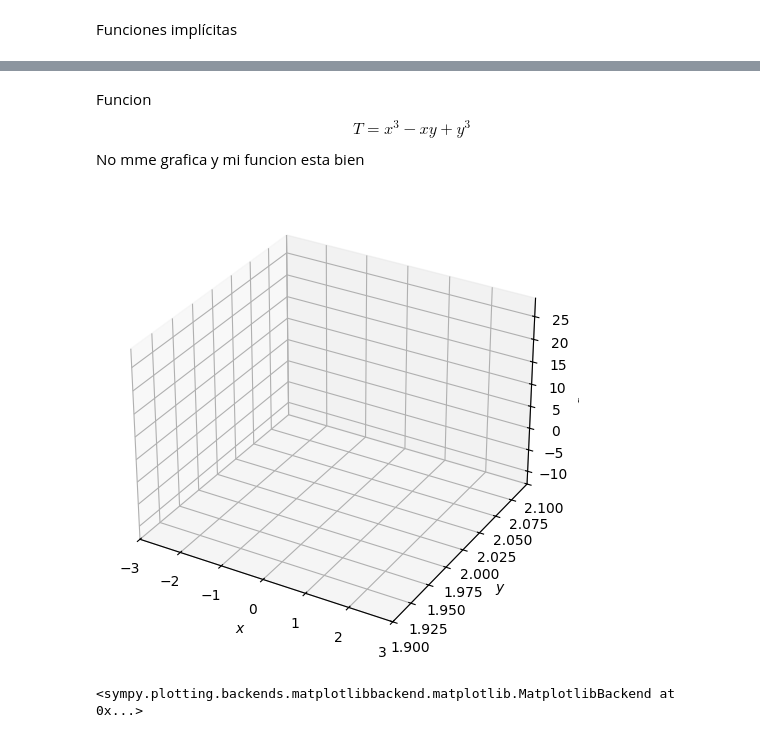
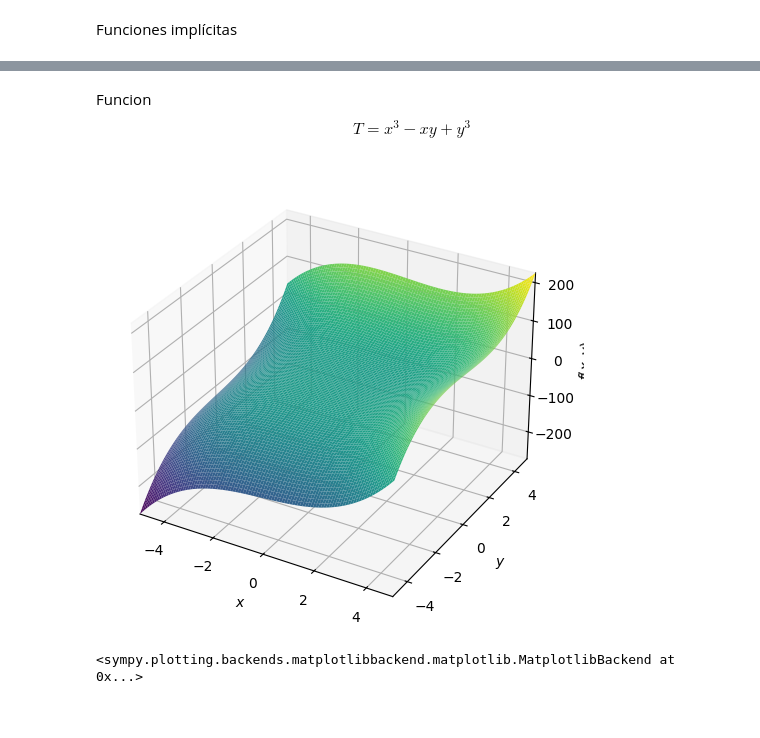
Before and after one commit to SAMPAYOVILLALBA/EDP1, a Jupyter notebook: Graficas_Sympy.ipynb, the cells around one changed output, grey strips where cells are left out. Cells and saved outputs as stored; diff of their text form; code cells hidden in the pictures.

```diff
--- a/Graficas_Sympy.ipynb
+++ b/Graficas_Sympy.ipynb
@@ -164,9 +175,8 @@ p6 = plot_implicit(y > x**2)
 p6 = plot_implicit(And(y > x, y > -x))
 # %% [markdown]
 Funcion $$T=x^3-xy+y^3$$
-No mme grafica y mi funcion esta bien
 # %%
-plot3d(x**3-x*y+y**3,(x,-3,3),(y,2,2))
+plot3d(x**3-x*y+y**3,(x,-5,5),(y,-5,5))
 # %% [output]
-[figure, old version]
+[figure, new version]
 <sympy.plotting.backends.matplotlibbackend.matplotlib.MatplotlibBackend at 0x...>
```
Also changed, not shown: parts of 7 cells of this notebook.
